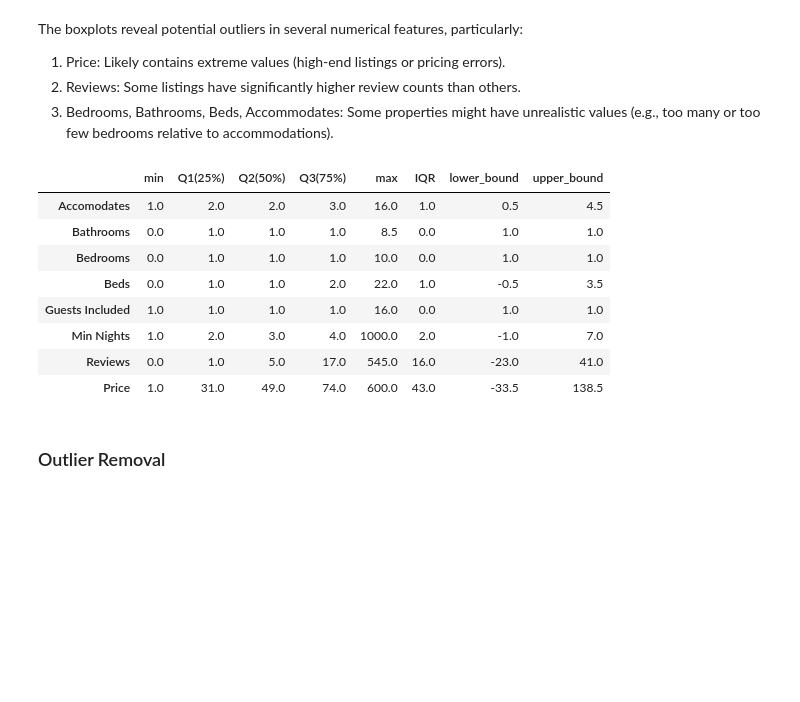
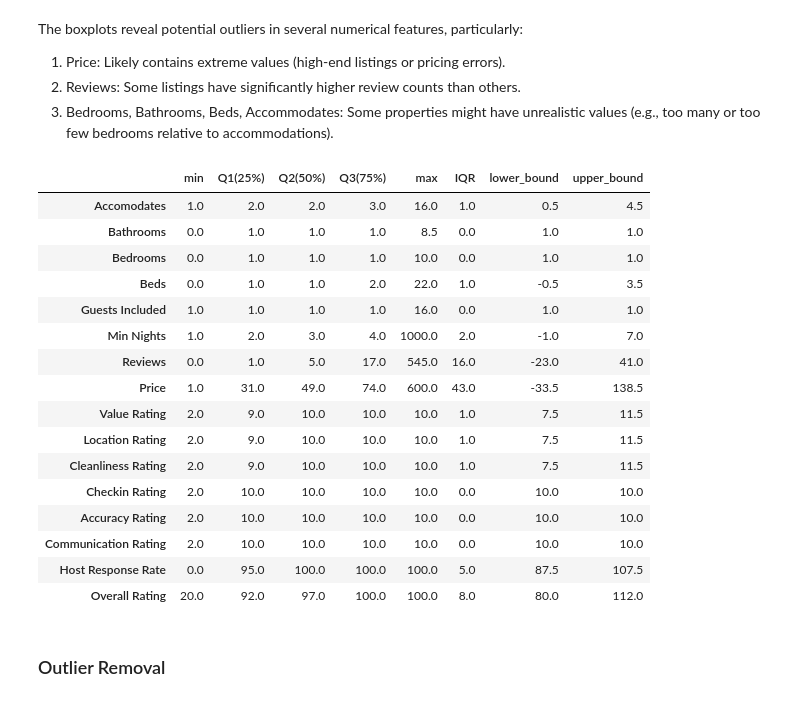
Before and after one commit to hajyhia/Airbnb_Berlin_Price_predic, a Jupyter notebook: Airbnb_Berlin_Data_Cleansing.ipynb, the cells around one changed output. Cells and saved outputs as stored; diff of their text form; code cells hidden in the pictures; blank space fills up the shorter version.

```diff
--- a/Airbnb_Berlin_Data_Cleansing.ipynb
+++ b/Airbnb_Berlin_Data_Cleansing.ipynb
@@ -171,34 +168,42 @@ def df_describe(df, numerical_columns):
     max_vals.append(df[column].max())
     Q1_.append(Q1)
     Q2_.append(Q2)
     Q3_.append(Q3)
     IQR_.append(IQR)
     lower_bound_.append(lower_bound)
     upper_bound_.append(upper_bound)
 
   # return pd.DataFrame(data = [min_vals, lower_bound_,Q1_,Q2_,Q3_ ,IQR_,upper_bound_,max_vals],
   #            columns=["min_vals", "lower_bound","Q1","Q2","Q3","IQR","upper_bound","max_vals"])
   return pd.DataFrame({
       'min': min_vals,
       'Q1(25%)': Q1_,
       'Q2(50%)': Q2_,
       'Q3(75%)': Q3_,
       'max': max_vals,
       'IQR': IQR_,
       'lower_bound': lower_bound_,
       'upper_bound': upper_bound_}, index=numerical_columns)
 
-df_describe(df, numerical_columns)
+df_describe(df, numerical_columns + rating_columns)
 # %% [output]
 |  | min | Q1(25%) | Q2(50%) | Q3(75%) | max | IQR | lower_bound | upper_bound |
 | Accomodates | 1.0 | 2.0 | 2.0 | 3.0 | 16.0 | 1.0 | 0.5 | 4.5 |
 | Bathrooms | 0.0 | 1.0 | 1.0 | 1.0 | 8.5 | 0.0 | 1.0 | 1.0 |
 | Bedrooms | 0.0 | 1.0 | 1.0 | 1.0 | 10.0 | 0.0 | 1.0 | 1.0 |
 | Beds | 0.0 | 1.0 | 1.0 | 2.0 | 22.0 | 1.0 | -0.5 | 3.5 |
 | Guests Included | 1.0 | 1.0 | 1.0 | 1.0 | 16.0 | 0.0 | 1.0 | 1.0 |
 | Min Nights | 1.0 | 2.0 | 3.0 | 4.0 | 1000.0 | 2.0 | -1.0 | 7.0 |
 | Reviews | 0.0 | 1.0 | 5.0 | 17.0 | 545.0 | 16.0 | -23.0 | 41.0 |
 | Price | 1.0 | 31.0 | 49.0 | 74.0 | 600.0 | 43.0 | -33.5 | 138.5 |
+| Value Rating | 2.0 | 9.0 | 10.0 | 10.0 | 10.0 | 1.0 | 7.5 | 11.5 |
+| Location Rating | 2.0 | 9.0 | 10.0 | 10.0 | 10.0 | 1.0 | 7.5 | 11.5 |
+| Cleanliness Rating | 2.0 | 9.0 | 10.0 | 10.0 | 10.0 | 1.0 | 7.5 | 11.5 |
+| Checkin Rating | 2.0 | 10.0 | 10.0 | 10.0 | 10.0 | 0.0 | 10.0 | 10.0 |
+| Accuracy Rating | 2.0 | 10.0 | 10.0 | 10.0 | 10.0 | 0.0 | 10.0 | 10.0 |
+| Communication Rating | 2.0 | 10.0 | 10.0 | 10.0 | 10.0 | 0.0 | 10.0 | 10.0 |
+| Host Response Rate | 0.0 | 95.0 | 100.0 | 100.0 | 100.0 | 5.0 | 87.5 | 107.5 |
+| Overall Rating | 20.0 | 92.0 | 97.0 | 100.0 | 100.0 | 8.0 | 80.0 | 112.0 |
 # %% [markdown]
 ### Outlier Removal
 # %%
```
Also changed, not shown: parts of 2 cells of this notebook.
